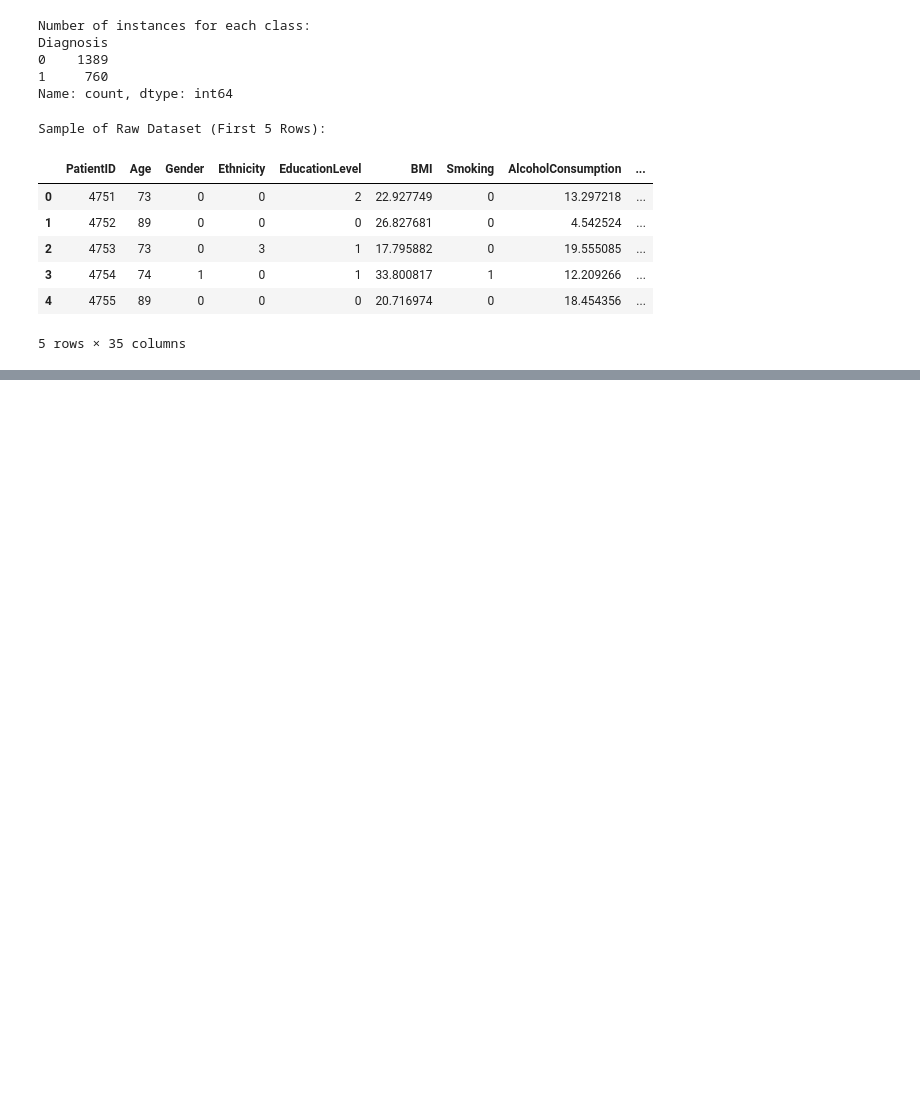
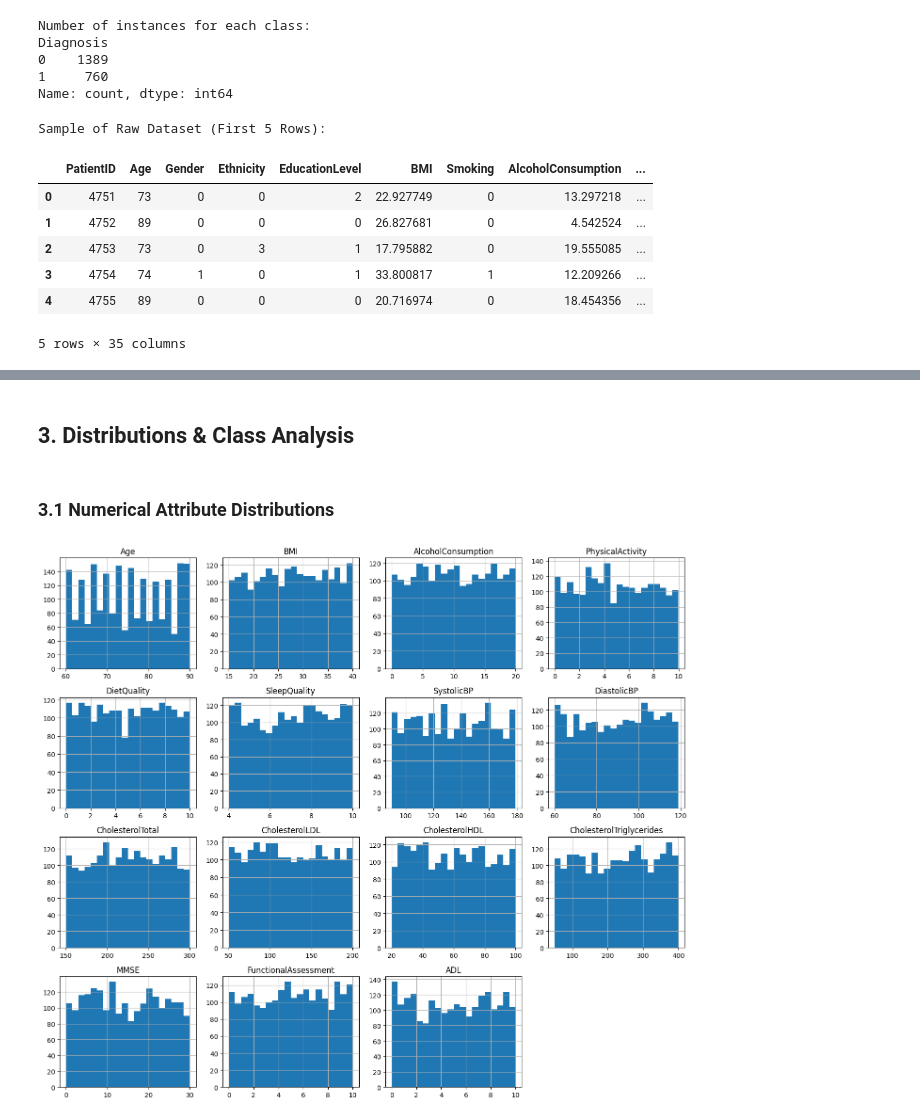
Before and after one commit to Wafa-Alobaidi/IT326-Data-Mining-Project, a Jupyter notebook: Phase1.ipynb, the cells around one changed output, grey strips where cells are left out. Cells and saved outputs as stored; diff of their text form; code cells hidden in the pictures; blank space fills up the shorter version.

```diff
--- a/Phase1.ipynb
+++ b/Phase1.ipynb
@@ -74,0 +79,8 @@ Sample of Raw Dataset (First 5 Rows):
+# %%
+import pandas as pd
+import numpy as np
+
+df = pd.read_csv('https://raw.githubusercontent.com/Wafa-Alobaidi/IT326-Data-Mining-Project/refs/heads/main/Dataset/Raw_dataset.csv')
+
+print("Shape:", df.shape)
+df.info()
@@ -74,0 +286,28 @@ Sample of Raw Dataset (First 5 Rows):
+# %% [markdown]
+## 3. Distributions & Class Analysis
+# %% [markdown]
+### 3.1 Numerical Attribute Distributions
+# %%
+numerical_attributes = [
+    'Age',
+    'BMI',
+    'AlcoholConsumption',
+    'PhysicalActivity',
+    'DietQuality',
+    'SleepQuality',
+    'SystolicBP',
+    'DiastolicBP',
+    'CholesterolTotal',
+    'CholesterolLDL',
+    'CholesterolHDL',
+    'CholesterolTriglycerides',
+    'MMSE',
+    'FunctionalAssessment',
+    'ADL'
+]
+
+df[numerical_attributes].hist(figsize=(14, 12), bins=20)
+plt.tight_layout()
+plt.show()
+# %% [output]
+[figure, added]
```
Also changed, not shown: parts of 51 cells of this notebook.
